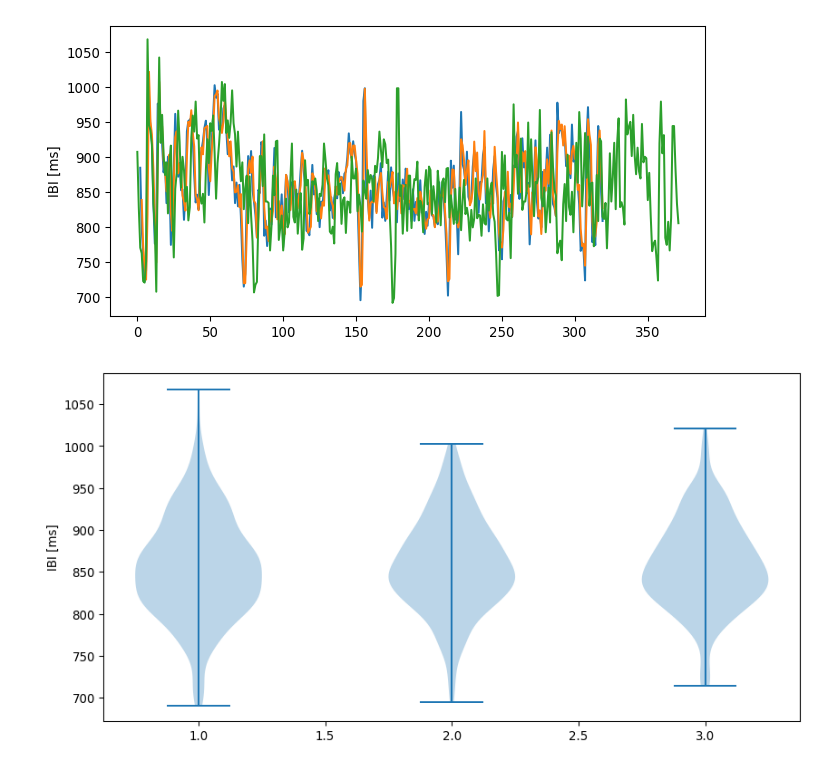
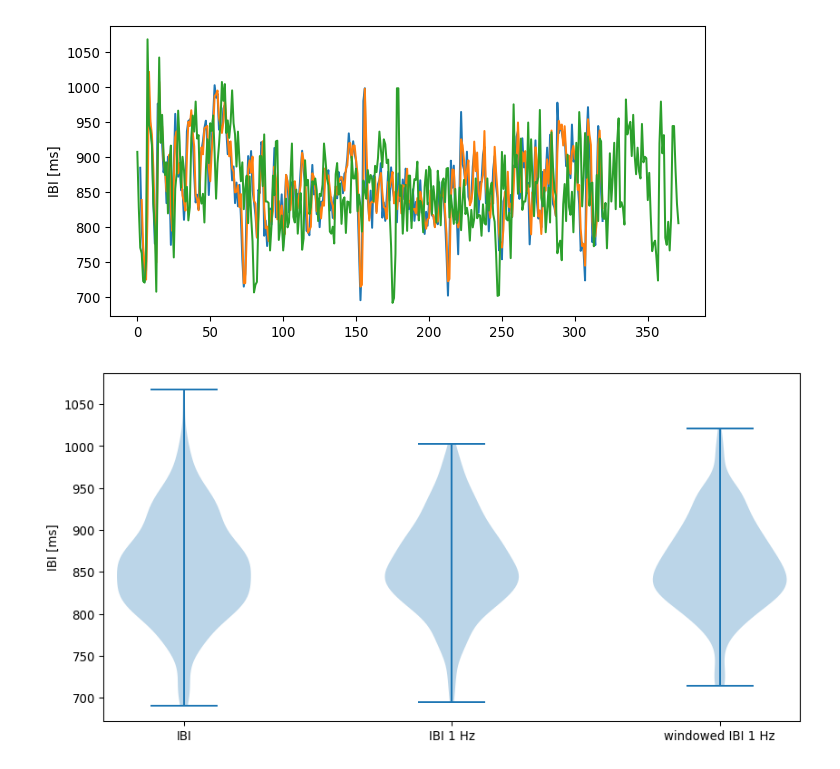
Before and after one commit to visserle/two-hearts, a Jupyter notebook: plots.ipynb, the cells around one changed output. Cells and saved outputs as stored; diff of their text form; code cells hidden in the pictures.

```diff
--- a/plots.ipynb
+++ b/plots.ipynb
@@ -180,15 +219,15 @@ plt.plot(ibi_impu_16)
 # TODO: https://jakevdp.github.io/PythonDataScienceHandbook/03.11-working-with-time-series.html#Resampling-and-converting-frequencies
 # %%
 # Resampling at 1 Hz with rolling windows
-def get_ibi_impu_w(ibi_impu):
-    ibi_impu_w = ibi_impu.rolling(sampling_rate).mean()
-    ibi_impu_w = ibi_impu_w.iloc[::sampling_rate]
+def get_ibi_impu_win(ibi_impu):
+    ibi_impu_win = ibi_impu.rolling(sampling_rate).mean()
+    ibi_impu_win = ibi_impu_win.iloc[::sampling_rate]
     ''' TODO: scrutinize & check if it is 100% correct '''
 
-    return ibi_impu_w
+    return ibi_impu_win
 
-ibi_impu_win_0 = get_ibi_impu_w(ibi_impu_0)
-ibi_impu_win_16 = get_ibi_impu_w(ibi_impu_16)
+ibi_impu_win_0 = get_ibi_impu_win(ibi_impu_0)
+ibi_impu_win_16 = get_ibi_impu_win(ibi_impu_16)
 
 fig = plt.figure(figsize=(8,4), dpi=96)
 plt.xlim(xlim1, xlim2)
@@ -255,19 +292,20 @@ plt.plot(np.array(ibi_0))
 # %%
 # Create Violin plot
 ## combine these different collections into a list
 data_to_plot = [ibi_0, np.array(ibi_impu_1hz_0[2:]), np.array(ibi_impu_win_0[3:])] # [x:] because of NaNs
 
-# Create a figure instance
+
 fig = plt.figure(figsize=(8,4), dpi=96)
+ax = fig.add_axes([0,0,1,1])
+plt.xticks(ticks=[1,2,3], labels=["IBI","IBI 1 Hz","windowed IBI 1 Hz"])
+plt.ylabel('IBI [ms]')
+# plt.margins(y=0.01)
+plt.margins(x=0.02)
 
-# Create an axes instance
-ax = fig.add_axes([0,0,1,1])
-plt.ylabel('IBI [ms]')
-
-# Create the boxplot
 bp = ax.violinplot(data_to_plot)
+# bp = ax.boxplot(data_to_plot)
 plt.show()
 # %% [output]
-[figure, old version]
+[figure, new version]
 # %%
 # Calculate area under the curve (?)
```
Also changed, not shown: parts of 10 cells of this notebook.
